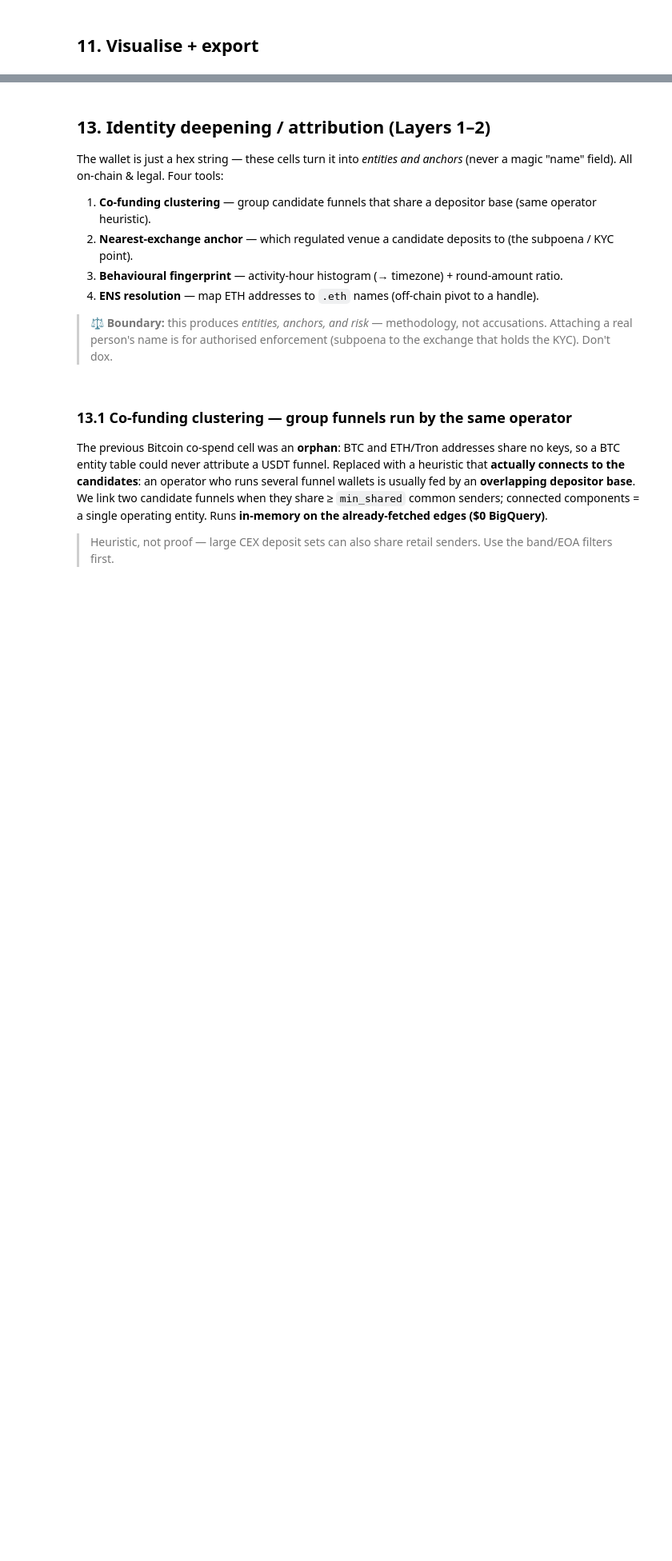
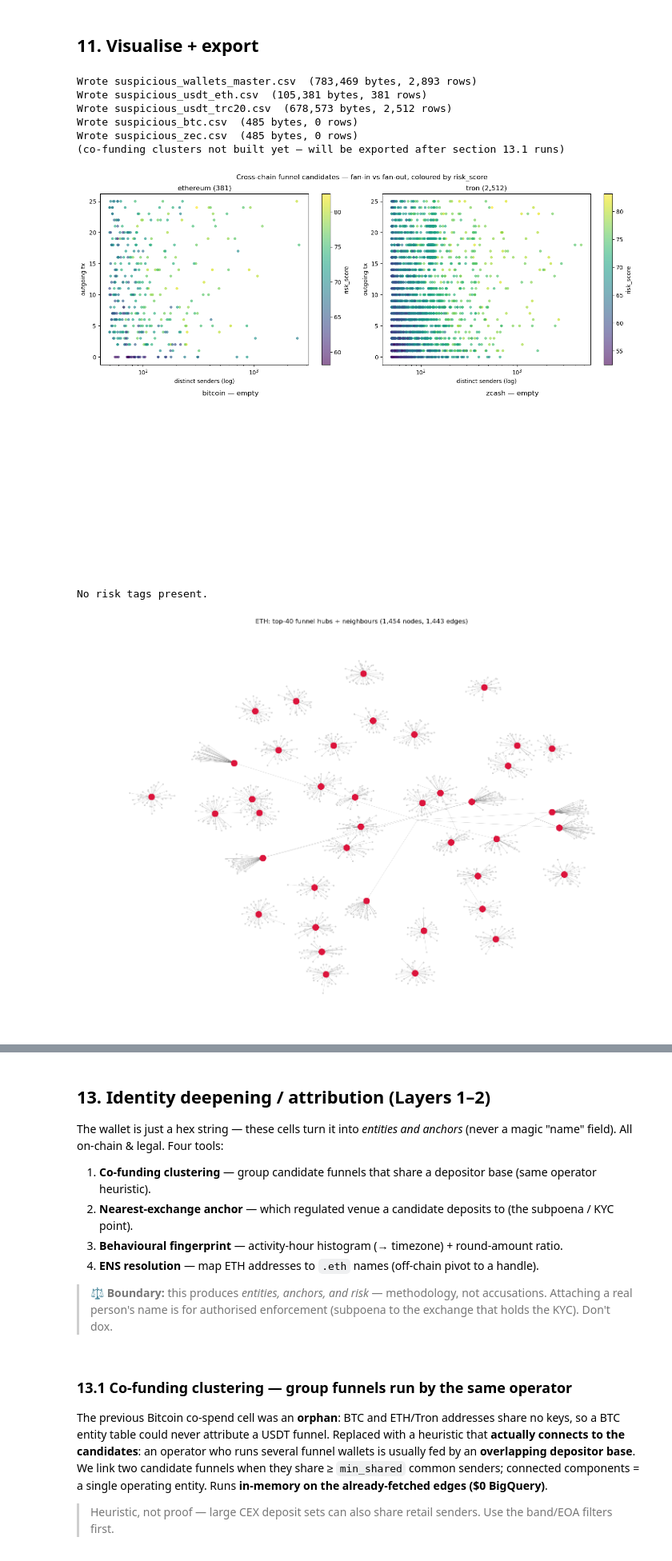
Before and after one commit to orarr2/Ethereum-and-Blockchain-Wallet-Trails---Detecting-Crypto-exchangers-and-AML-wallet-fruads, a Jupyter notebook: Crypto-AML-Analysis.ipynb, the cells around one changed output, grey strips where cells are left out. Shown at 80% size. Saved outputs shown, nothing was run; the diff lists cells and outputs as text; code cells hidden in the pictures; blank space fills up the shorter version.

```diff
--- a/Crypto-AML-Analysis.ipynb
+++ b/Crypto-AML-Analysis.ipynb
@@ -1201,6 +1317,8 @@ display(ofac_tron)
 ## 11. Visualise + export
 # %%
 import csv, matplotlib.pyplot as plt
+from pathlib import Path
+from collections import Counter
 
 # ----- (1) cross-chain fan-in vs fan-out scatter, faceted by chain -----
 def plot_cross_chain_scatter(df):
@@ -1270,7 +1388,7 @@ def plot_risk_provenance(df):
 
 # ----- (5) write the master CSV and per-chain slices -----
 MASTER_COLS = ["wallet","chain","asset","raw_value_in","raw_value_out","value_unit","value_in_usd_est",
-               "distinct_senders","distinct_recipients","active_days","hours_of_day_active","night_share",
+               "distinct_senders","distinct_recipients","out_cnt","active_days","hours_of_day_active","night_share",
                "round100_share","pass_through","is_accumulator","informal_score",
                "anomaly_score","is_anomaly","is_sanctioned","hops_to_sanctioned",
                "risk_score","attributability","risk_attribution_score","risk_tags","risk_categories",
@@ -1280,42 +1398,54 @@ MASTER_COLS = ["wallet","chain","asset","raw_value_in","raw_value_out","value_un
 def merge_master(scored, all_candidates):
     """Left-join all_candidates onto scored to recover unit/native value columns + behavioural feats."""
     cols_from_cand = ["wallet","chain","asset","raw_value_in","raw_value_out","value_unit","value_in_usd_est",
-                      "distinct_senders","distinct_recipients","active_days","hours_of_day_active",
+                      "distinct_senders","distinct_recipients","out_cnt","active_days","hours_of_day_active",
                       "night_share","round100_share","pass_through","is_accumulator","informal_score"]
     cols_from_cand = [c for c in cols_from_cand if c in all_candidates.columns]
     base = all_candidates[cols_from_cand].copy()
     sc_cols = [c for c in scored.columns if c not in base.columns or c == "wallet"]
     merged = base.merge(scored[sc_cols], on="wallet", how="left", suffixes=("", "_sc"))
     # ensure all master columns exist
     for c in MASTER_COLS:
         if c not in merged.columns: merged[c] = pd.NA
     return merged[MASTER_COLS]
 
 master = merge_master(scored, all_candidates)
-# stable-sort by composite priority
-master["priority"] = (master["risk_score"].fillna(0) * 0.7
-                      + master["attributability"].fillna(0) * 0.3)
+# stable-sort by composite priority — pd.to_numeric handles NAType, fillna handles missing
+master["priority"] = (pd.to_numeric(master["risk_score"],      errors="coerce").fillna(0) * 0.7
+                      + pd.to_numeric(master["attributability"], errors="coerce").fillna(0) * 0.3)
 master = master.sort_values(["priority","risk_score","attributability"], ascending=False).drop(columns="priority")
 
 # CSV-safe writers
 def to_csv_safe(df, path):
     df.to_csv(path, index=False, encoding="utf-8-sig", quoting=csv.QUOTE_NONNUMERIC)
     print(f"Wrote {path}  ({Path(path).stat().st_size:,} bytes, {len(df):,} rows)")
 
 to_csv_safe(master, "suspicious_wallets_master.csv")
 for ch, label in [("ethereum","usdt_eth"), ("tron","usdt_trc20"),
                   ("bitcoin","btc"), ("zcash","zec")]:
     to_csv_safe(master[master["chain"] == ch], f"suspicious_{label}.csv")
 
-# Co-funding sidecar
-if len(clusters):
+# Co-funding sidecar — only if §13.1 ran already and produced `clusters`
+if "clusters" in dir() and clusters is not None and len(clusters):
     to_csv_safe(clusters, "suspicious_wallets_clusters.csv")
+else:
+    print("(co-funding clusters not built yet — will be exported after section 13.1 runs)")
 
 # Render plots
 plot_cross_chain_scatter(master)
 plot_risk_provenance(master)
 plot_funnel_network(G,      title="ETH")
 plot_funnel_network(G_tron, title="Tron")
 if G_btc.number_of_nodes(): plot_funnel_network(G_btc, title="BTC")
 if G_zec.number_of_nodes(): plot_funnel_network(G_zec, title="ZEC")
 show_top50_attribution(master)
+# %% [output]
+Wrote suspicious_wallets_master.csv  (783,469 bytes, 2,893 rows)
+Wrote suspicious_usdt_eth.csv  (105,381 bytes, 381 rows)
+Wrote suspicious_usdt_trc20.csv  (678,573 bytes, 2,512 rows)
+Wrote suspicious_btc.csv  (485 bytes, 0 rows)
+Wrote suspicious_zec.csv  (485 bytes, 0 rows)
+(co-funding clusters not built yet — will be exported after section 13.1 runs)
+[figure, added]
+No risk tags present.
+[figure, added]
```
Also changed, not shown: parts of 25 cells of this notebook.
